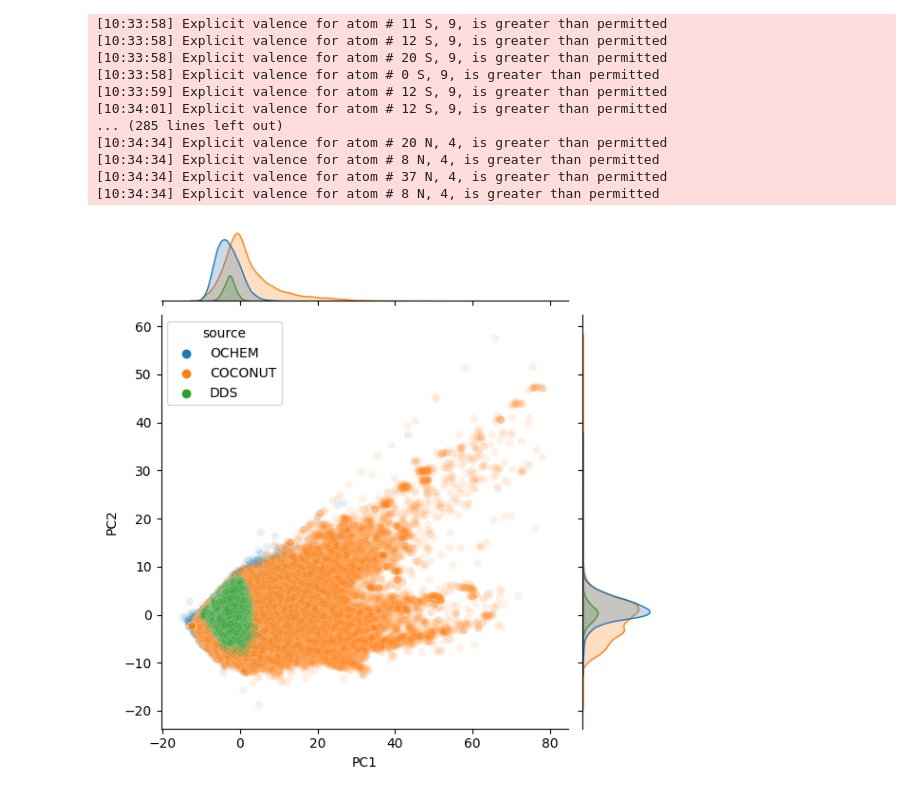
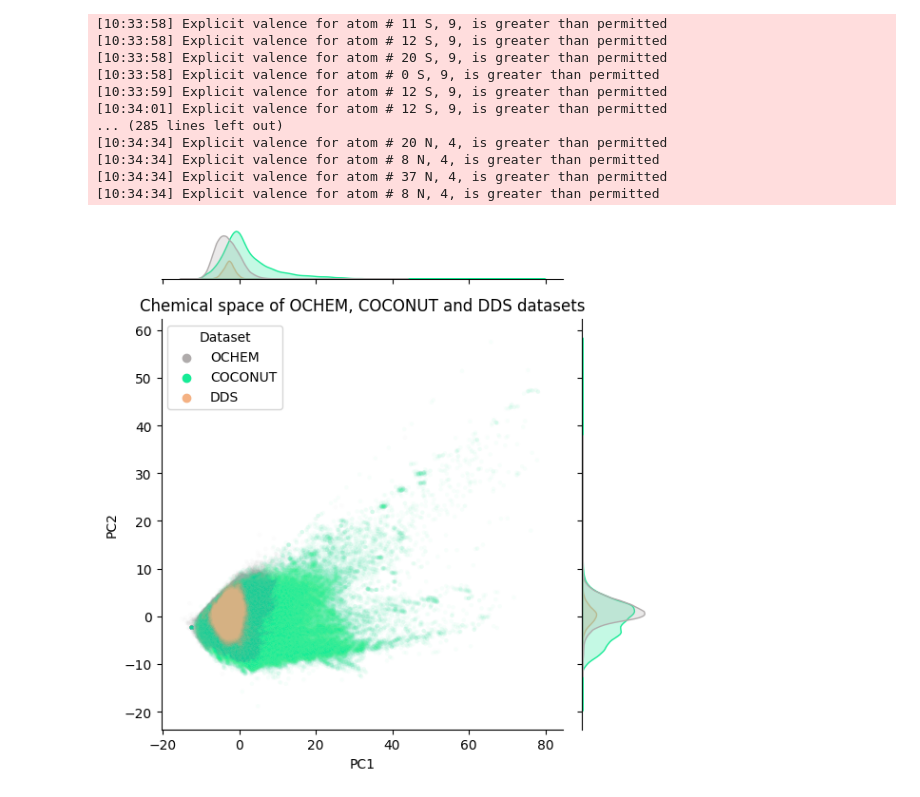
Before and after one commit to enveda/np-clinical-trials, a Jupyter notebook: notebooks/toxicity/ochem_analysis.ipynb, the cells around one changed output. Drawn from its saved outputs; the diff is of its cells as text; code cells hidden in the pictures.

Commit message:
New images

```diff
--- a/notebooks/toxicity/ochem_analysis.ipynb
+++ b/notebooks/toxicity/ochem_analysis.ipynb
@@ -143,22 +143,31 @@ PCA_object = PCA(n_components=2)
 PCA_features = PCA_object.fit_transform(scaled_features)
 # %%
 usable_df = pd.DataFrame(PCA_features, columns=["PC1", "PC2"]).reset_index(drop=True)
-usable_df["source"] = ids_columns["source"].reset_index(drop=True)
+usable_df["Dataset"] = ids_columns["source"].reset_index(drop=True)
 # %%
+# Define custom colors
+custom_colors = {"COCONUT": "#16EB96", "DDS": "#F4B183", "OCHEM": "#AFABAB"}
+
+
 # Create a jointplot with Seaborn
 sns.jointplot(
     data=usable_df,
     x="PC1",
     y="PC2",
-    hue="source",
-    alpha=0.1,
+    hue="Dataset",
+    alpha=0.03,
+    palette=custom_colors,
+    s=10,
 )
 plt.xlabel("PC1")
 plt.ylabel("PC2")
 
+# Move the title to the top
+plt.title("Chemical space of OCHEM, COCONUT and DDS datasets")
+plt.tight_layout()
 
 # Optionally, you can save the plot to a file
 plt.savefig("PCA_plot.png", format="png", dpi=600)
 plt.show()
 # %% [output]
-[figure, old version]
+[figure, new version]
```
Also changed, not shown: 1 other file.
